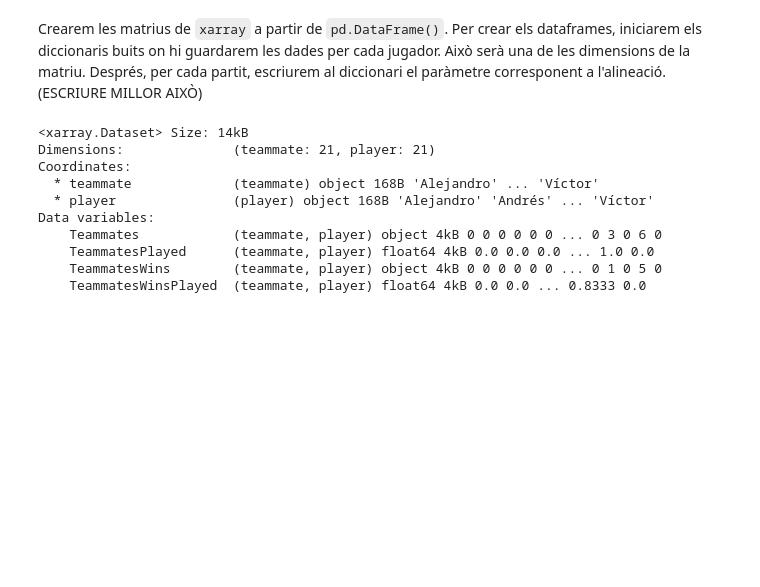
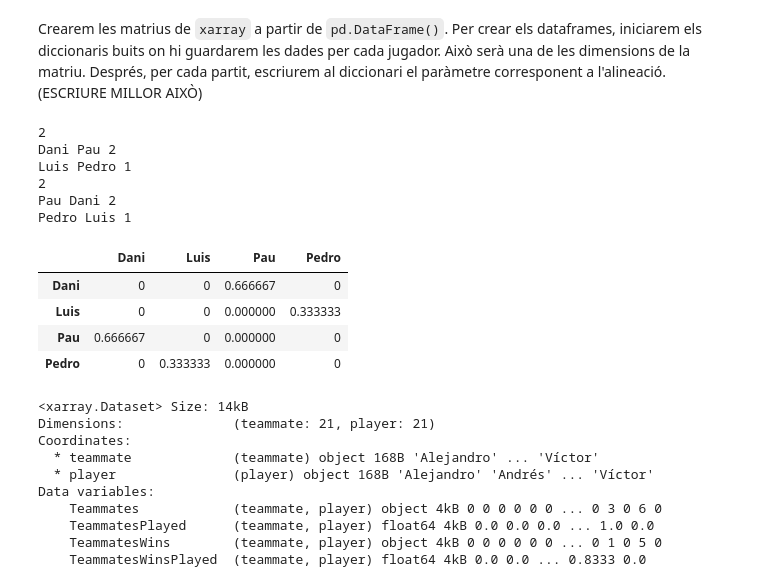
Before and after one commit to pgrebolt/ICEChampionsLeague, a Jupyter notebook: create_teamfrequencies.ipynb, the cells around one changed output. Saved outputs shown, nothing was run; the diff lists cells and outputs as text; code cells hidden in the pictures; blank space fills up the shorter version.

Commit message:
Added close wins statistics in stats file (regardless of position)

```diff
--- a/create_teamfrequencies.ipynb
+++ b/create_teamfrequencies.ipynb
@@ -40,6 +40,9 @@ matesplayed_df = pd.DataFrame(columns = players_names) # number of games played
 winmates_df = pd.DataFrame(columns = players_names) # number of games won by each mate
 mates_attack_df = pd.DataFrame(columns = players_names) # number of games played with the mate playing as defender (player in attack)
 winmates_attack_df = pd.DataFrame(columns = players_names) # number of games won with the mate playing as defender (player in attack)
+closematches_df = pd.DataFrame(columns = players_names) # number of games where the game ended 2-3 or 3-2 (won or lost)
+closewins_df = pd.DataFrame(columns = players_names) # number of games won by 1 goal (3-2 or 2-3)
+closewinsplayed_df = pd.DataFrame(columns = players_names) # number of games won by 1 goal divided by total number of close matches
 
 for player in players_names: # for eack player
     # Initialize a dictionary where the number of team-ups will be stored
@@ -48,6 +51,9 @@ for player in players_names: # for eack player
     winmate_count = {}
     mates_attack_count = {}
     winmates_attack_count = {}
+    closematches_count = {}
+    closewins_count = {}
+    closewinsplayed_count = {}
 
     for mate in players_names:
         mate_count[mate] = 0 # set counter to 0
@@ -55,6 +61,9 @@ for player in players_names: # for eack player
         winmate_count[mate] = 0
         mates_attack_count[mate] = 0
         winmates_attack_count[mate] = 0
+        closematches_count[mate] = 0
+        closewins_count[mate] = 0
+        closewinsplayed_count[mate] = 0
 
     # Possible lineups
     lineups = [['Jugador 1', 'Jugador 2'], ['Jugador 2', 'Jugador 1'], ['Jugador 3', 'Jugador 4'], ['Jugador 4', 'Jugador 3']]
@@ -64,10 +73,14 @@ for player in players_names: # for eack player
         lineup_df = data_df[data_df[lineup[0]] == player] # pick games when player plays in position lineup[0]
         teammate_list = lineup_df[lineup[1]] # pick teammate name when player plays in position lineup[1]
         teammate_list_counts = teammate_list.value_counts() # count how many team occurences (teammate in position lineup[1])
+
         for mate in teammate_list_counts.keys():
             mate_count[mate] = mate_count.get(mate, 0) + teammate_list_counts.loc[mate] # store the teammate join number
 
             mask_mate = (teammate_list == mate) # mask selecting the games that involve 'mate'
+
+            close_victories = 0 # initialize close victories
+            close_losses = 0
 
             # For the overall games (regardless of position)
             if lineup in [lineups[0], lineups[1]]: # pick lineups playing as local
@@ -82,6 +95,11 @@ for player in players_names: # for eack player
                     if lineup == lineups[1]: # if the game was won with player playing as attacker
                         winmates_attack_count[mate] = winmates_attack_count.get(mate, 0) + number_victories
 
+                close_victories += ((lineup_df['Local'][mask_mate] - lineup_df['Visitant'][mask_mate]) == 1).sum() # calculate number of close victories (3-2)
+                print(((lineup_df['Local'][mask_mate] - lineup_df['Visitant'][mask_mate]) == 1).sum())
+                print(player, mate, close_victories)
+                close_losses += ((lineup_df['Visitant'][mask_mate] - lineup_df['Local'][mask_mate]) == 1).sum() # calculate number of close losses (2-3)
+
             elif lineup in [lineups[2], lineups[3]]: # pick lineups playing as visitor
                 if lineup == lineups[3]: # if the game lineup had the player as attacker
                     mates_attack_count[mate] = mates_attack_count.get(mate, 0) + teammate_list_counts.loc[mate] # store occurrences
@@ -91,6 +109,20 @@ for player in players_names: # for eack player
 
                     if lineup == lineups[3]: # if the game was won with player playing as attacker
                         winmates_attack_count[mate] = winmates_attack_count.get(mate, 0) + number_victories
+
+                close_victories += ((lineup_df['Visitant'][mask_mate] - lineup_df['Local'][mask_mate]) == 1).sum() # calculate number of close victories (3-2)
+                close_losses += ((lineup_df['Local'][mask_mate] - lineup_df['Visitant'][mask_mate]) == 1).sum() # calculate number of close losses (2-3)
+                print(player, mate, close_victories)
+
+            # Store close victories and losses
+            if (close_victories + close_losses) == 0: # if there are no close victories or losses
+                closematches_count[mate] = 0
+                closewins_count[mate] = np.nan # set to 0
+                closewinsplayed_count[mate] = np.nan
+            else: # if there are close victories or losses
+                closematches_count[mate] = close_victories + close_losses # total number of close victories and losses with this mate
+                closewins_count[mate] = close_victories # total number of close victories with this mate
+                closewinsplayed_count[mate] = close_victories / (close_victories + close_losses) # relative number of close victories
 
             # If we take into acount player position
             #if lineup in [lineups[0], lineups[2]]: # pick lineups playing as defender
@@ -110,18 +142,41 @@ for player in players_names: # for eack player
     winmates_df = pd.concat([winmates_df, pd.DataFrame([winmate_count])])
     mates_attack_df = pd.concat([mates_attack_df, pd.DataFrame([mates_attack_count])])
     winmates_attack_df = pd.concat([winmates_attack_df, pd.DataFrame([winmates_attack_count])])
+    closematches_df = pd.concat([closematches_df, pd.DataFrame([closematches_count])])
+    closewins_df = pd.concat([closewins_df, pd.DataFrame([closewins_count])])
+    closewinsplayed_df = pd.concat([closewinsplayed_df, pd.DataFrame([closewinsplayed_count])])
 
 # Transpose to match dimesnions with xarray dimensions (x: player, y: teammate)
 matesplayed_df = matesplayed_df.transpose() # necessary if matrix is not symmetric
+#closematches_df = closematches_df.transpose()
+#closewins_df = closewins_df.transpose()
 
 # Set index to teammate name
 mates_df = mates_df.set_index(players_names)
 winmates_df = winmates_df.set_index(players_names)
 mates_attack_df = mates_attack_df.set_index(players_names)
 winmates_attack_df = winmates_attack_df.set_index(players_names)
+closematches_df = closematches_df.set_index(players_names)
+closewins_df = closewins_df.set_index(players_names)
+closewinsplayed_df = closewinsplayed_df.set_index(players_names)
 
 # Create win / played ratio for each team (substitute 0 in the denominator by NaN, then recover 0 in the result)
 winmatesplayed_df = winmates_df.div(mates_df.replace(0, pd.NA)).replace(pd.NA, 0)
+# %% [output]
+2
+Dani Pau 2
+Luis Pedro 1
+2
+Pau Dani 2
+Pedro Luis 1
+# %%
+closewinsplayed_df
+# %% [output]
+|  | Dani | Luis | Pau | Pedro |
+| Dani | 0 | 0 | 0.666667 | 0 |
+| Luis | 0 | 0 | 0.000000 | 0.333333 |
+| Pau | 0.666667 | 0 | 0.000000 | 0 |
+| Pedro | 0 | 0.333333 | 0.000000 | 0 |
 # %%
 # Creem una DataArray de xarray. Hi especifiquem els noms de cada dimensió
 mates_da = xr.DataArray(mates_df.values, dims = ('teammate', 'player'),
```
Also changed, not shown: parts of 1 cell of this notebook.
